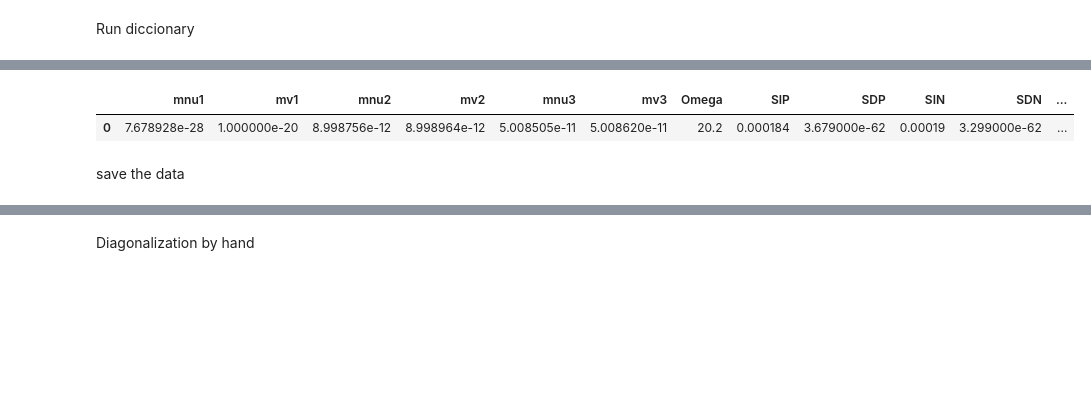
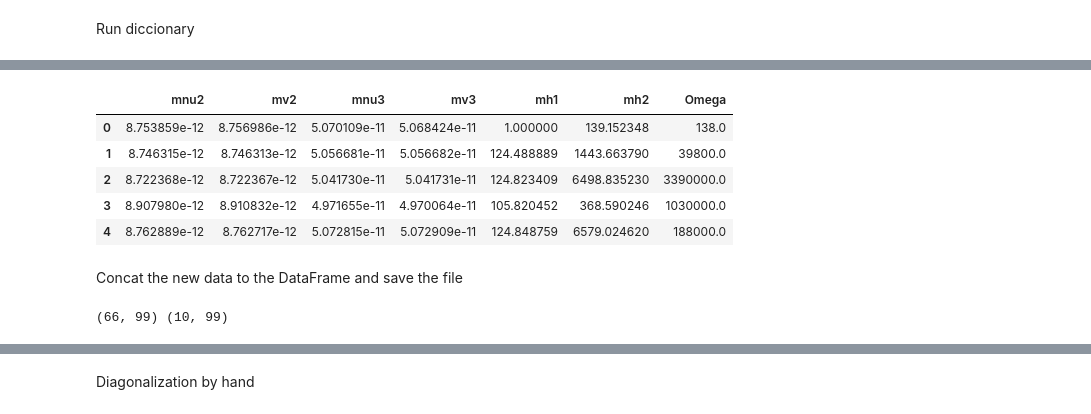
Before and after one commit to anferivera/DarkBariogenesis, a Jupyter notebook: U1B_model-random-scan-v1.ipynb, the cells around one changed output, grey strips where cells are left out. Saved outputs shown, nothing was run; the diff lists cells and outputs as text; code cells hidden in the pictures; blank space fills up the shorter version.

```diff
--- a/U1B_model-random-scan-v1.ipynb
+++ b/U1B_model-random-scan-v1.ipynb
@@ -252,7 +368,11 @@ The program spent 4.418970108032227 s running 1 times
 # %%
-xd[['mnu1','mv1','mnu2','mv2','mnu3','mv3','Omega','SIP','SDP','SIN','SDN','mh1','mh2']]
+xd[['mnu2','mv2','mnu3','mv3','mh1','mh2','Omega']][:5]
 # %% [output]
-|  | mnu1 | mv1 | mnu2 | mv2 | mnu3 | mv3 | Omega | SIP | SDP | SIN | SDN | ... |
-| 0 | 7.678928e-28 | 1.000000e-20 | 8.998756e-12 | 8.998964e-12 | 5.008505e-11 | 5.008620e-11 | 20.2 | 0.000184 | 3.679000e-62 | 0.00019 | 3.299000e-62 | ... |
+|  | mnu2 | mv2 | mnu3 | mv3 | mh1 | mh2 | Omega |
+| 0 | 8.753859e-12 | 8.756986e-12 | 5.070109e-11 | 5.068424e-11 | 1.000000 | 139.152348 | 138.0 |
+| 1 | 8.746315e-12 | 8.746313e-12 | 5.056681e-11 | 5.056682e-11 | 124.488889 | 1443.663790 | 39800.0 |
+| 2 | 8.722368e-12 | 8.722367e-12 | 5.041730e-11 | 5.041731e-11 | 124.823409 | 6498.835230 | 3390000.0 |
+| 3 | 8.907980e-12 | 8.910832e-12 | 4.971655e-11 | 4.970064e-11 | 105.820452 | 368.590246 | 1030000.0 |
+| 4 | 8.762889e-12 | 8.762717e-12 | 5.072815e-11 | 5.072909e-11 | 124.848759 | 6579.024620 | 188000.0 |
-# %% [markdown]
-save the data
+# %% [markdown]
+Concat the new data to the DataFrame and save the file
@@ -258,0 +383,4 @@ save the data
+# %%
+print(xd0.shape, xd.shape)
+# %% [output]
+(66, 99) (10, 99)
```
Also changed, not shown: parts of 7 cells of this notebook, 14 other files.
